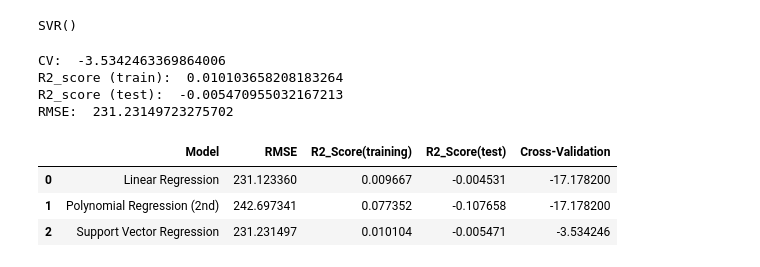
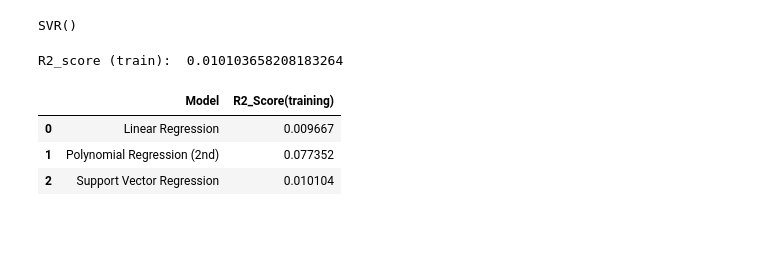
Before and after one commit to Atharv012/Begineer-s-Hypothesis-DSG, a Jupyter notebook: Begineer's Hypothesis.ipynb, the cells around one changed output. Saved outputs shown, nothing was run; the diff lists cells and outputs as text; code cells hidden in the pictures; blank space fills up the shorter version.

```diff
--- a/Begineer's Hypothesis.ipynb
+++ b/Begineer's Hypothesis.ipynb
@@ -113,8 +136,3 @@ model = linear_model.LinearRegression()
 model.fit(x_train,y_train)
 # %% [output]
 LinearRegression()
-# %%
-from sklearn.linear_model import LinearRegression
-regressor_linear = LinearRegression()
-
-regressor_linear.fit(x_train,y_train)
@@ -123,25 +139,9 @@ LinearRegression()
 # %%
 from sklearn.metrics import r2_score
 
-# Predicting Cross Validation Score the Test set results
-cv_linear = cross_val_score(estimator = regressor_linear, X = x_train, y = y_train, cv = 10)
-
 # Predicting R2 Score the Train set results
-y_pred_linear_train = regressor_linear.predict(x_train)
+y_pred_linear_train = model.predict(x_train)
 r2_score_linear_train = r2_score(y_train, y_pred_linear_train)
 
-# Predicting R2 Score the Test set results
-y_pred_linear_test = regressor_linear.predict(x_test)  #X_test
-r2_score_linear_test = r2_score(y_test, y_pred_linear_test)  #y_test, y_pred_linear_test
-
-# Predicting RMSE the Test set results
-rmse_linear = (np.sqrt(mean_squared_error(y_test, y_pred_linear_test)))  #y_test, y_pred_linear_test
-
-#Print the mean value of Cross Validation Score
-print("CV: ", cv_linear)  #cv_linear.mean()
-
-
 print('R2_score (train): ', r2_score_linear_train)
-print('R2_score (test): ', r2_score_linear_test)
-print("RMSE: ", rmse_linear)
 # %% [output]
@@ -203,39 +183,24 @@ regressor_svr.fit(X_scaled, y_scaled.ravel())
 SVR()
 # %%
 from sklearn.metrics import r2_score
-
-# Predicting Cross Validation Score
-cv_svr = cross_val_score(estimator = regressor_svr, X = X_scaled, y = y_scaled.ravel(), cv = 10)
 
 # Predicting R2 Score the Train set results
 y_pred_svr_train = sc_y.inverse_transform(regressor_svr.predict(sc_X.transform(x_train)).reshape(-1,1))
 r2_score_svr_train = r2_score(y_train, y_pred_svr_train)
 
-# Predicting R2 Score the Test set results
-y_pred_svr_test = sc_y.inverse_transform(regressor_svr.predict(sc_X.transform(x_test)).reshape(-1,1))
-r2_score_svr_test = r2_score(y_test, y_pred_svr_test)
-
-# Predicting RMSE the Test set results
-rmse_svr = (np.sqrt(mean_squared_error(y_test, y_pred_svr_test)))
-print('CV: ', cv_svr.mean())
 print('R2_score (train): ', r2_score_svr_train)
-print('R2_score (test): ', r2_score_svr_test)
-print("RMSE: ", rmse_svr)
 # %% [output]
-CV:  -3.5342463369864006
 R2_score (train):  0.010103658208183264
-R2_score (test):  -0.005470955032167213
-RMSE:  231.23149723275702
 # %%
-models = [('Linear Regression', rmse_linear, r2_score_linear_train, r2_score_linear_test, cv_linear.mean()),
-          ('Polynomial Regression (2nd)', rmse_poly2, r2_score_poly2_train, r2_score_poly2_test, cv_poly2.mean()),
-          ('Support Vector Regression', rmse_svr, r2_score_svr_train, r2_score_svr_test, cv_svr.mean()),
+models = [('Linear Regression', r2_score_linear_train),
+          ('Polynomial Regression (2nd)', r2_score_poly2_train),
+          ('Support Vector Regression', r2_score_svr_train),
          ]
 # %%
-predict = pd.DataFrame(data = models, columns=['Model', 'RMSE', 'R2_Score(training)', 'R2_Score(test)', 'Cross-Validation'])
+predict = pd.DataFrame(data = models, columns=['Model', 'R2_Score(training)'])
 predict
 # %% [output]
-|  | Model | RMSE | R2_Score(training) | R2_Score(test) | Cross-Validation |
-| 0 | Linear Regression | 231.123360 | 0.009667 | -0.004531 | -17.178200 |
-| 1 | Polynomial Regression (2nd) | 242.697341 | 0.077352 | -0.107658 | -17.178200 |
-| 2 | Support Vector Regression | 231.231497 | 0.010104 | -0.005471 | -3.534246 |
+|  | Model | R2_Score(training) |
+| 0 | Linear Regression | 0.009667 |
+| 1 | Polynomial Regression (2nd) | 0.077352 |
+| 2 | Support Vector Regression | 0.010104 |
```
Also changed, not shown: parts of 11 cells of this notebook.
